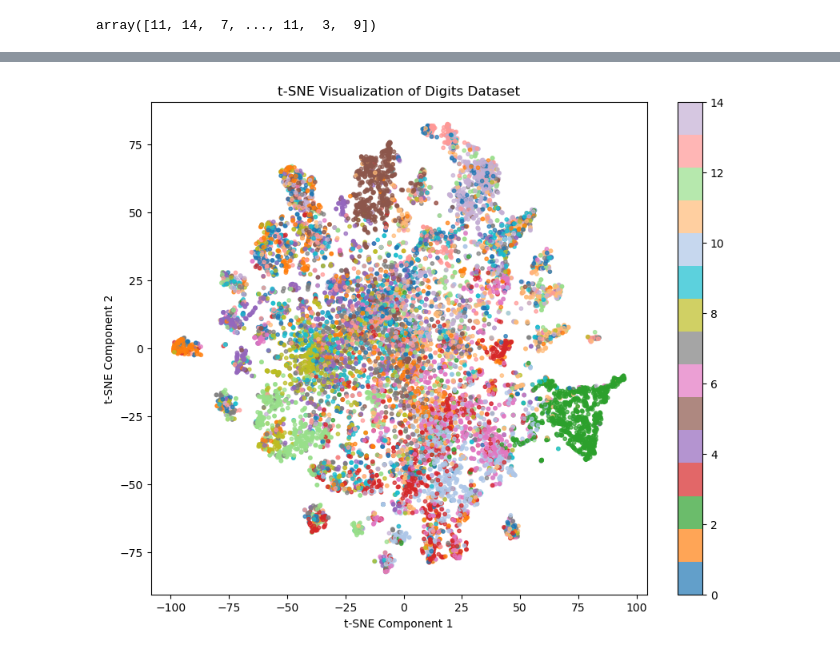
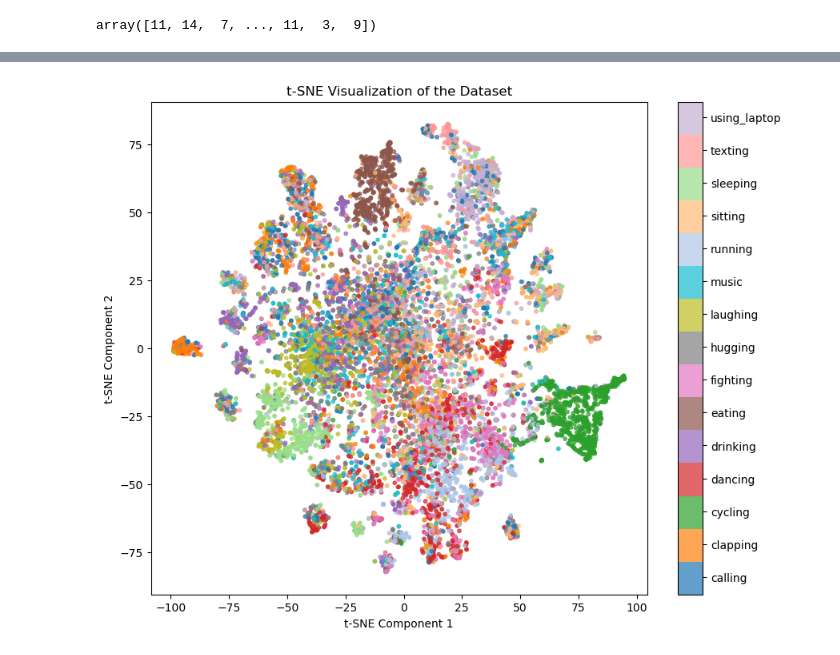
Before and after one commit to Vatsal-Sharma2003/HUMAN-POSE-ESTIMATION-USING-MACHINE-LEARNING, a Jupyter notebook: tsne.ipynb, the cells around one changed output, grey strips where cells are left out. Cells and saved outputs as stored; diff of their text form; code cells hidden in the pictures.

```diff
--- a/tsne.ipynb
+++ b/tsne.ipynb
@@ -109,3 +119,9 @@ X_tsne = tsne.fit_transform(X)
 y
 # %% [output]
 array([11, 14,  7, ..., 11,  3,  9])
+# %%
+# get the label from the category
+labels = df.groupby('category').first()['label']
+labels = np.array(labels).tolist()
+labels[9] = 'music'
+labels
@@ -117,32 +149,38 @@ from matplotlib.colors import ListedColormap
 
 # Definiamo 15 colori distinti
 colors = [
     "#1f77b4",  # blu
     "#ff7f0e",  # arancione
     "#2ca02c",  # verde
     "#d62728",  # rosso
     "#9467bd",  # viola
     "#8c564b",  # marrone
     "#e377c2",  # rosa
     "#7f7f7f",  # grigio
     "#bcbd22",  # giallo-verde
     "#17becf",  # ciano
     "#aec7e8",  # azzurro chiaro
     "#ffbb78",  # arancione chiaro
     "#98df8a",  # verde chiaro
     "#ff9896",  # rosso chiaro
     "#c5b0d5"   # viola chiaro
 ]
 
 # Creiamo la colormap
 cmap = ListedColormap(colors)
 
 scatter = plt.scatter(X_tsne[:, 0], X_tsne[:, 1], c=y, cmap=cmap, s=10, alpha=0.7)
 
-plt.colorbar(scatter)
+# Create the colorbar
+cbar = plt.colorbar(scatter)
+
+# Set the ticks and labels
+cbar.set_ticks([0.5 + (14*i/15) for i in range(len(labels))])
+cbar.set_ticklabels(labels)
+
 plt.title('t-SNE Visualization of the Dataset')
 plt.xlabel('t-SNE Component 1')
 plt.ylabel('t-SNE Component 2')
 plt.show()
 # %% [output]
-[figure, old version]
+[figure, new version]
```
Also changed, not shown: parts of 8 cells of this notebook, 2 other files.
